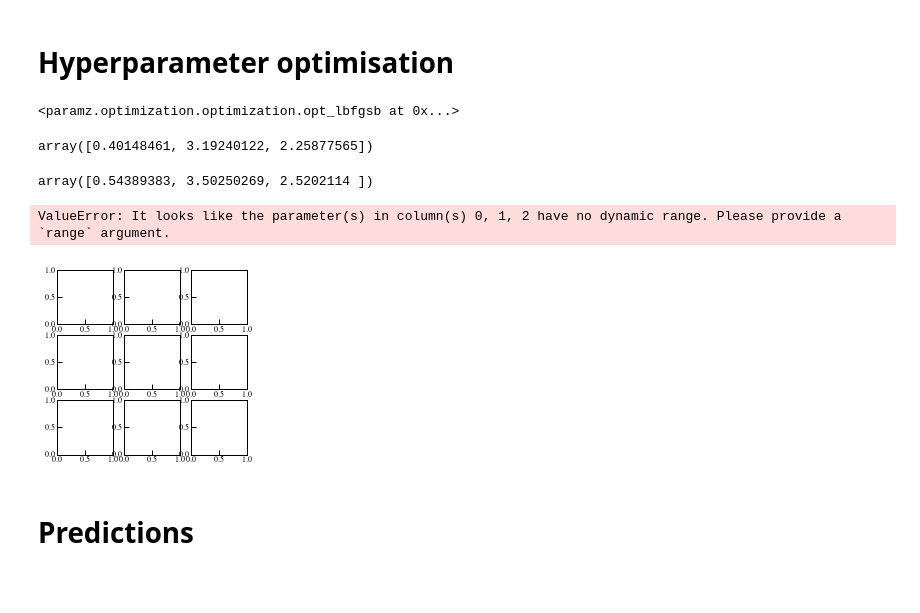
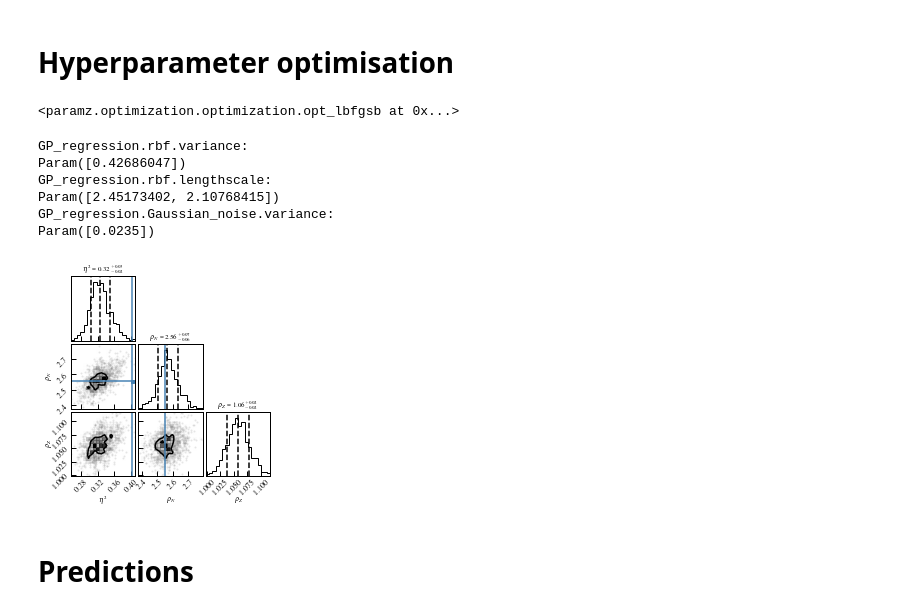
Before and after one commit to mgeshelley/massModelResiduals, a Jupyter notebook: gp_residuals.ipynb, the cells around one changed output. Cells and saved outputs as stored; diff of their text form; code cells hidden in the pictures; blank space fills up the shorter version.

```diff
--- a/gp_residuals.ipynb
+++ b/gp_residuals.ipynb
@@ -26,3 +15,38 @@ Y = np.atleast_2d(data[::thin,3]).T
+# %%
+np.random.seed(100)
+
+name = 'DZ'
+
+if name == 'DZ':
+    data = np.loadtxt('DZ_residuals.dat')
+elif name == 'LD':
+    data = np.loadtxt('LDM_residuals.dat')
+
+## Subset of data ##
+# Shuffle
+shuffled = np.copy(data)
+rng = np.random.default_rng()
+rng.shuffle(shuffled, axis=0)
+
+# Fraction of data to use for training
+trainFrac = 0.5
+
+# Select random indices of data for training, at random
+trainIdx = np.random.choice(shuffled.shape[0], int(round(trainFrac*shuffled.shape[0])), replace=False)
+
+# Save to file the indices of training data
+np.save('data/trainIdx', trainIdx)
+trainIdx = np.load('data/trainIdx.npy')
+
+# Create training and testing data sets
+train = shuffled[trainIdx,:]
+test = np.delete(shuffled, trainIdx, axis=0)
+
+# Input parameters and observations, for training and testing data sets
+X = train[:,1:3]
+Y = np.atleast_2d(train[:,3]).T
+Xtest = test[:,1:3]
+Ytest = np.atleast_2d(test[:,3]).T
 # %% [markdown]
 # Create kernel and GPy model
 # %%
@@ -52,48 +73,50 @@ Updates: True
 # %% [markdown]
 # Hyperparameter optimisation
-# %%
-model.optimize()
-# %% [output]
-<paramz.optimization.optimization.opt_lbfgsb at 0x...>
+# %%
+_ = model.optimize()
+# %% [output]
+<paramz.optimization.optimization.opt_lbfgsb at 0x...>
 # %%
 # Hyperparameters after optimization
 ML_values = model.rbf.param_array
-ML_values
+model['']
 # %% [output]
-array([0.40148461, 3.19240122, 2.25877565])
+GP_regression.rbf.variance:
+Param([0.42686047])
+GP_regression.rbf.lengthscale:
+Param([2.45173402, 2.10768415])
+GP_regression.Gaussian_noise.variance:
+Param([0.0235])
 # %%
-model.rbf.lengthscale = model.rbf.lengthscale + 1e-4 * np.random.randn(2)
-model.rbf.variance = model.rbf.variance + 1e-4 * np.random.randn(1)
+# model.rbf.lengthscale = model.rbf.lengthscale + 1e-4 * np.random.randn(2)
+# model.rbf.variance = model.rbf.variance + 1e-4 * np.random.randn(1)
 
-HMC inference of kernel hyperparameters
-hmc = gpy.inference.mcmc.HMC(model, stepsize=5e-2)
-samples = hmc.sample(num_samples=10)
-samples[1:,:].mean(axis=0)
+# HMC inference of kernel hyperparameters
+# hmc = gpy.inference.mcmc.HMC(model, stepsize=5e-2)
+# samples = hmc.sample(num_samples=10)
+# samples[1:,:].mean(axis=0)
-# %% [output]
-array([0.54389383, 3.50250269, 2.5202114 ])
 # %%
-samples = np.loadtxt('LD1000t4/LD_samples.dat')
+samples = np.loadtxt('vikingRuns/DZj2e-2/DZ_samples.dat')
 
 rcParams['axes.grid'] = False
 
 fig, axs = plt.subplots(3, 3, figsize=(3.4, 3.4))
 
-fig = corner.corner(samples[300:,:],
+fig = corner.corner(samples[100:,:],
                     labels=[r'$\eta^2$',r'$\rho_N$',r'$\rho_Z$'],
                     label_kwargs={"fontsize": 7},
                     show_titles=True,
                     title_fmt='.2f',
                     title_kwargs={"fontsize": 7},
                     truths=ML_values,
                     quantiles=[0.16, 0.5, 0.84],
                     max_n_ticks=5,
                     levels=(1-np.exp(-0.5),),
                     fig=fig)
 
 fig.savefig(name+'_cornerGPHypPars.pdf')
 # %% [output]
-ValueError: It looks like the parameter(s) in column(s) 0, 1, 2 have no dynamic range. Please provide a `range` argument.
-[figure, old version]
+[figure, new version]
 # %% [markdown]
 # Predictions
 # %%
```
Also changed, not shown: parts of 7 cells of this notebook, 18 other files.
